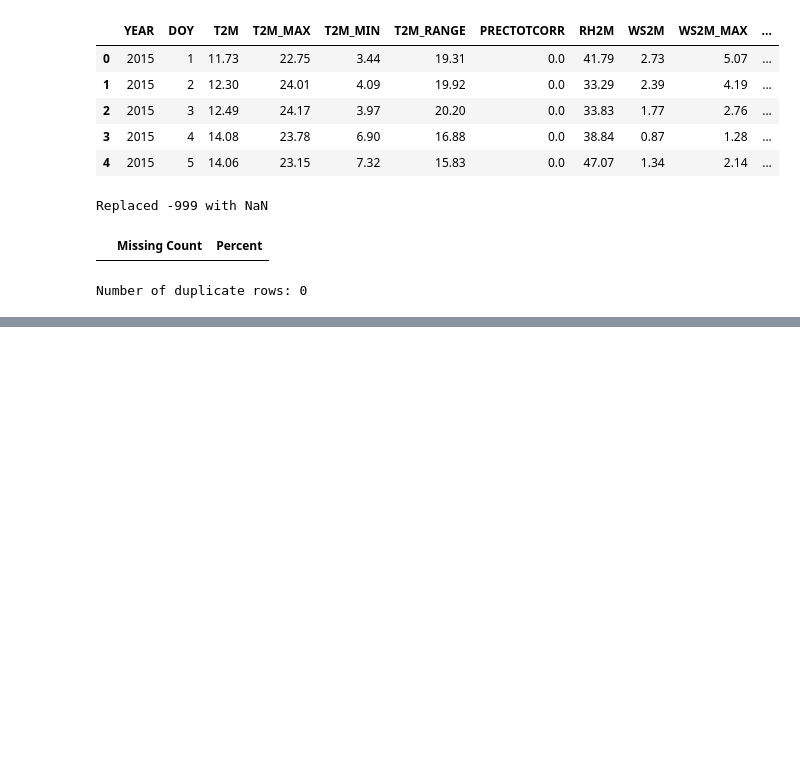
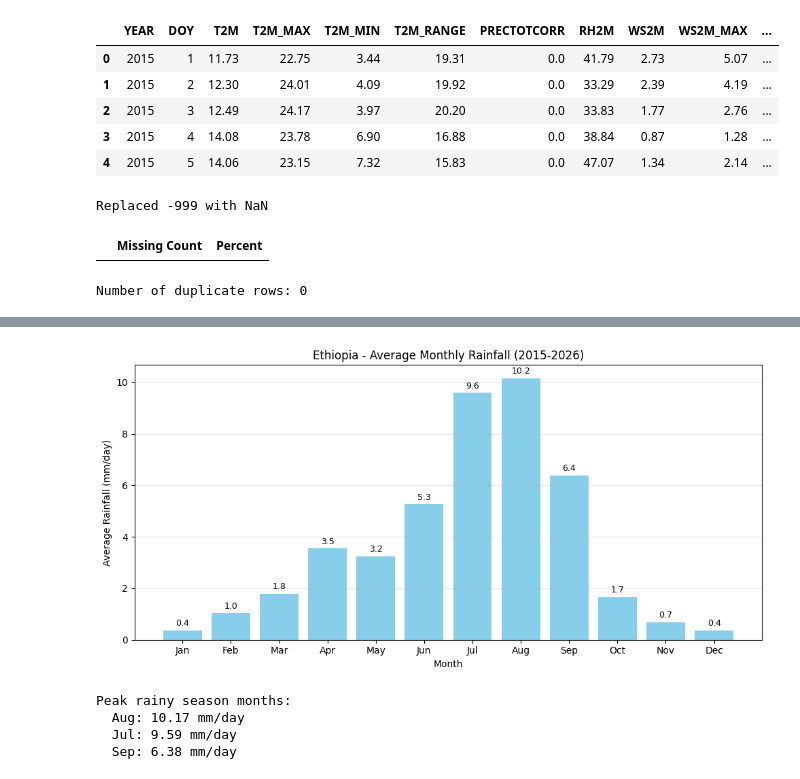
Before and after one commit to leesol1878/climate-challenge-week0, a Jupyter notebook: notebooks/ethiopia-eda.ipynb, the cells around one changed output, grey strips where cells are left out. Saved outputs shown, nothing was run; the diff lists cells and outputs as text; code cells hidden in the pictures; blank space fills up the shorter version.

```diff
--- a/notebooks/ethiopia-eda.ipynb
+++ b/notebooks/ethiopia-eda.ipynb
@@ -78,0 +249,34 @@ df.describe()
+# %%
+# Monthly average rainfall
+monthly_rain = df.groupby('Month')['PRECTOTCORR'].mean().reset_index()
+
+# Find peak rainy months
+peak_months = monthly_rain.nlargest(3, 'PRECTOTCORR')
+month_names = ['Jan', 'Feb', 'Mar', 'Apr', 'May', 'Jun', 'Jul', 'Aug', 'Sep', 'Oct', 'Nov', 'Dec']
+
+# Plot
+plt.figure(figsize=(10, 5))
+bars = plt.bar(monthly_rain['Month'], monthly_rain['PRECTOTCORR'], color='skyblue')
+plt.xlabel('Month')
+plt.ylabel('Average Rainfall (mm/day)')
+plt.title('Ethiopia - Average Monthly Rainfall (2015-2026)')
+plt.xticks(range(1, 13), month_names)
+
+# Add value labels on bars
+for bar in bars:
+    height = bar.get_height()
+    plt.text(bar.get_x() + bar.get_width()/2., height + 0.1, f'{height:.1f}', ha='center', va='bottom', fontsize=9)
+
+plt.grid(True, alpha=0.3, axis='y')
+plt.tight_layout()
+plt.show()
+
+print("\nPeak rainy season months:")
+for _, row in peak_months.iterrows():
+    print(f"  {month_names[int(row['Month'])-1]}: {row['PRECTOTCORR']:.2f} mm/day")
+# %% [output]
+[figure, added]
+Peak rainy season months:
+  Aug: 10.17 mm/day
+  Jul: 9.59 mm/day
+  Sep: 6.38 mm/day
```
Also changed, not shown: parts of 14 cells of this notebook.
